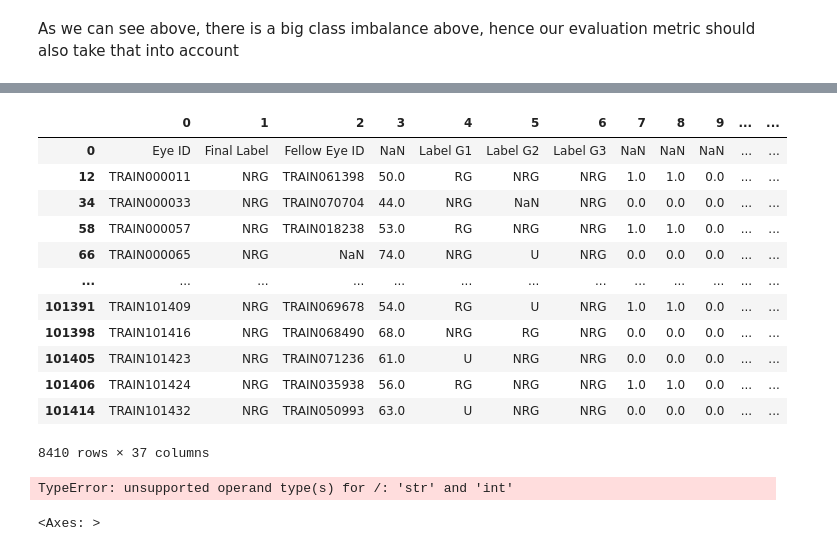
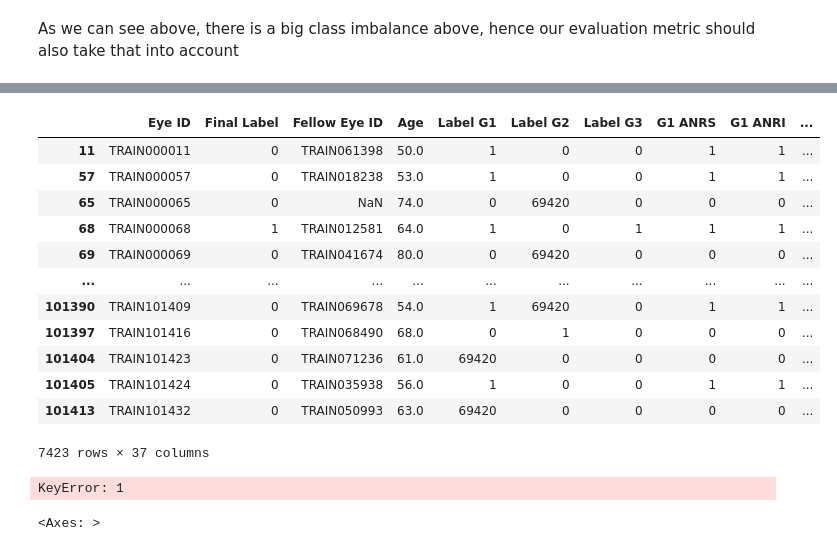
Before and after one commit to ChaitanyaDua/JustRAIGS_ML, a Jupyter notebook: Project_ML.ipynb, the cells around one changed output, grey strips where cells are left out. Saved outputs shown, nothing was run; the diff lists cells and outputs as text; code cells hidden in the pictures.

```diff
--- a/Project_ML.ipynb
+++ b/Project_ML.ipynb
@@ -5,8 +5,8 @@ import numpy as np
 import matplotlib.pyplot as plt
 import seaborn as sns
 # %%
-data_path = "/Users/chaitanyadua/Downloads/JustRAIGS_Train_labels.csv"
+data_path = "C:/Users/Shobhit/Desktop/IIITacad/Sem6/ML_project/JustRAIGS_Train_labels.csv"
 # %%
-df = pd.read_csv(data_path, header=None, sep=';', low_memory=False)
+df = pd.read_csv(data_path, sep=';', low_memory=False)
 df
 # %% [output]
@@ -31,8 +31,3 @@ display(plt.show())
 None
 # %% [markdown]
 As we can see above, there is a big class imbalance above, hence our evaluation metric should also take that into account
-# %%
-# Assuming df is your DataFrame and 'column_name' is the column you want to convert
-numeric = [3,7,8,9,10,11,12,13,14,15,16,17,18,19,20,21,22,23,24,25,26,27,28,29,30,31,32,33,34,35,36]
-df[numeric] = df[numeric].apply(pd.to_numeric, errors='coerce')
-df.dtypes
@@ -56,0 +34,23 @@ dtype: object
+# %%
+col = ['Eye ID', 'Final Label', 'Fellow Eye ID', 'Age', 'Label G1', 'Label G2',
+       'Label G3', 'G1 ANRS', 'G1 ANRI', 'G1 RNFLDS', 'G1 RNFLDI', 'G1 BCLVS',
+       'G1 BCLVI', 'G1 NVT', 'G1 DH', 'G1 LD', 'G1 LC', 'G2 ANRS', 'G2 ANRI',
+       'G2 RNFLDS', 'G2 RNFLDI', 'G2 BCLVS', 'G2 BCLVI', 'G2 NVT', 'G2 DH',
+       'G2 LD', 'G2 LC', 'G3 ANRS', 'G3 ANRI', 'G3 RNFLDS', 'G3 RNFLDI',
+       'G3 BCLVS', 'G3 BCLVI', 'G3 NVT', 'G3 DH', 'G3 LD', 'G3 LC']
+to_binary = [ 'Label G1', 'Label G2', 'Label G3', 'Final Label']
+df[to_binary] = df[to_binary].replace({'RG': 1, 'NRG': 0, 'U' : 69420})
+df['Final Label'].hist()
+
+num = ['Final Label', 'Label G1', 'Label G2',
+       'Label G3', 'G1 ANRS', 'G1 ANRI', 'G1 RNFLDS', 'G1 RNFLDI', 'G1 BCLVS',
+       'G1 BCLVI', 'G1 NVT', 'G1 DH', 'G1 LD', 'G1 LC', 'G2 ANRS', 'G2 ANRI',
+       'G2 RNFLDS', 'G2 RNFLDI', 'G2 BCLVS', 'G2 BCLVI', 'G2 NVT', 'G2 DH',
+       'G2 LD', 'G2 LC', 'G3 ANRS', 'G3 ANRI', 'G3 RNFLDS', 'G3 RNFLDI',
+       'G3 BCLVS', 'G3 BCLVI', 'G3 NVT', 'G3 DH', 'G3 LD', 'G3 LC']
+#make th columns in the list num as int64 if not nan
+for i in num:
+    df[i] = pd.to_numeric(df[i], errors='coerce')
+    df[i] = df[i].fillna(0).astype(np.int64)
+
+print(df.dtypes)
@@ -74,18 +129,18 @@ df_agreed
 # %%
-df_not_agreed = df[df[4] != df[5]].copy()
+df_not_agreed = df[df['Label G1'] != df['Label G2']].copy()
 df_na_corr = df_not_agreed.corr(numeric_only=True)
 df_not_agreed
 # %% [output]
-|  | 0 | 1 | 2 | 3 | 4 | 5 | 6 | 7 | 8 | 9 | ... | ... |
-| 0 | Eye ID | Final Label | Fellow Eye ID | NaN | Label G1 | Label G2 | Label G3 | NaN | NaN | NaN | ... | ... |
-| 12 | TRAIN000011 | NRG | TRAIN061398 | 50.0 | RG | NRG | NRG | 1.0 | 1.0 | 0.0 | ... | ... |
-| 34 | TRAIN000033 | NRG | TRAIN070704 | 44.0 | NRG | NaN | NRG | 0.0 | 0.0 | 0.0 | ... | ... |
-| 58 | TRAIN000057 | NRG | TRAIN018238 | 53.0 | RG | NRG | NRG | 1.0 | 1.0 | 0.0 | ... | ... |
-| 66 | TRAIN000065 | NRG | NaN | 74.0 | NRG | U | NRG | 0.0 | 0.0 | 0.0 | ... | ... |
-| ... | ... | ... | ... | ... | ... | ... | ... | ... | ... | ... | ... | ... |
-| 101391 | TRAIN101409 | NRG | TRAIN069678 | 54.0 | RG | U | NRG | 1.0 | 1.0 | 0.0 | ... | ... |
-| 101398 | TRAIN101416 | NRG | TRAIN068490 | 68.0 | NRG | RG | NRG | 0.0 | 0.0 | 0.0 | ... | ... |
-| 101405 | TRAIN101423 | NRG | TRAIN071236 | 61.0 | U | NRG | NRG | 0.0 | 0.0 | 0.0 | ... | ... |
-| 101406 | TRAIN101424 | NRG | TRAIN035938 | 56.0 | RG | NRG | NRG | 1.0 | 1.0 | 0.0 | ... | ... |
-| 101414 | TRAIN101432 | NRG | TRAIN050993 | 63.0 | U | NRG | NRG | 0.0 | 0.0 | 0.0 | ... | ... |
+|  | Eye ID | Final Label | Fellow Eye ID | Age | Label G1 | Label G2 | Label G3 | G1 ANRS | G1 ANRI | ... |
+| 11 | TRAIN000011 | 0 | TRAIN061398 | 50.0 | 1 | 0 | 0 | 1 | 1 | ... |
+| 57 | TRAIN000057 | 0 | TRAIN018238 | 53.0 | 1 | 0 | 0 | 1 | 1 | ... |
+| 65 | TRAIN000065 | 0 | NaN | 74.0 | 0 | 69420 | 0 | 0 | 0 | ... |
+| 68 | TRAIN000068 | 1 | TRAIN012581 | 64.0 | 1 | 0 | 1 | 1 | 1 | ... |
+| 69 | TRAIN000069 | 0 | TRAIN041674 | 80.0 | 0 | 69420 | 0 | 0 | 0 | ... |
+| ... | ... | ... | ... | ... | ... | ... | ... | ... | ... | ... |
+| 101390 | TRAIN101409 | 0 | TRAIN069678 | 54.0 | 1 | 69420 | 0 | 1 | 1 | ... |
+| 101397 | TRAIN101416 | 0 | TRAIN068490 | 68.0 | 0 | 1 | 0 | 0 | 0 | ... |
+| 101404 | TRAIN101423 | 0 | TRAIN071236 | 61.0 | 69420 | 0 | 0 | 0 | 0 | ... |
+| 101405 | TRAIN101424 | 0 | TRAIN035938 | 56.0 | 1 | 0 | 0 | 1 | 1 | ... |
+| 101413 | TRAIN101432 | 0 | TRAIN050993 | 63.0 | 69420 | 0 | 0 | 0 | 0 | ... |
-8410 rows × 37 columns
+7423 rows × 37 columns
@@ -94,7 +172,7 @@ corr= df.corr(numeric_only=True)
 # print(corr)
 print(df[1].corr(df[3]))
 # %% [output]
-TypeError: unsupported operand type(s) for /: 'str' and 'int'
+KeyError: 1
 # %%
 sns.heatmap(corr)
 # %% [output]
```
Also changed, not shown: parts of 9 cells of this notebook, 1 other file.
